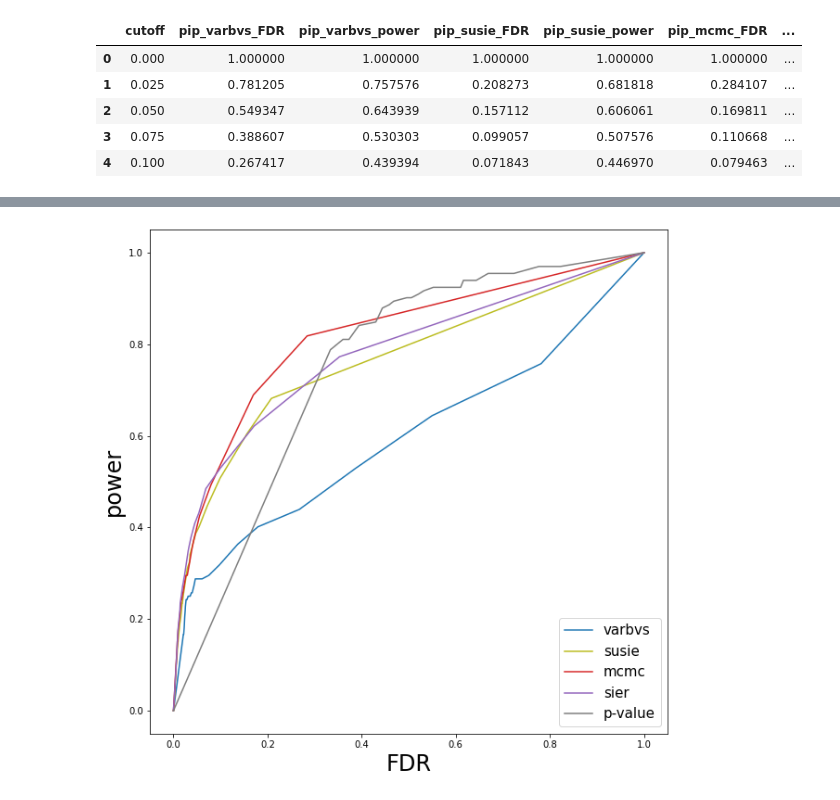
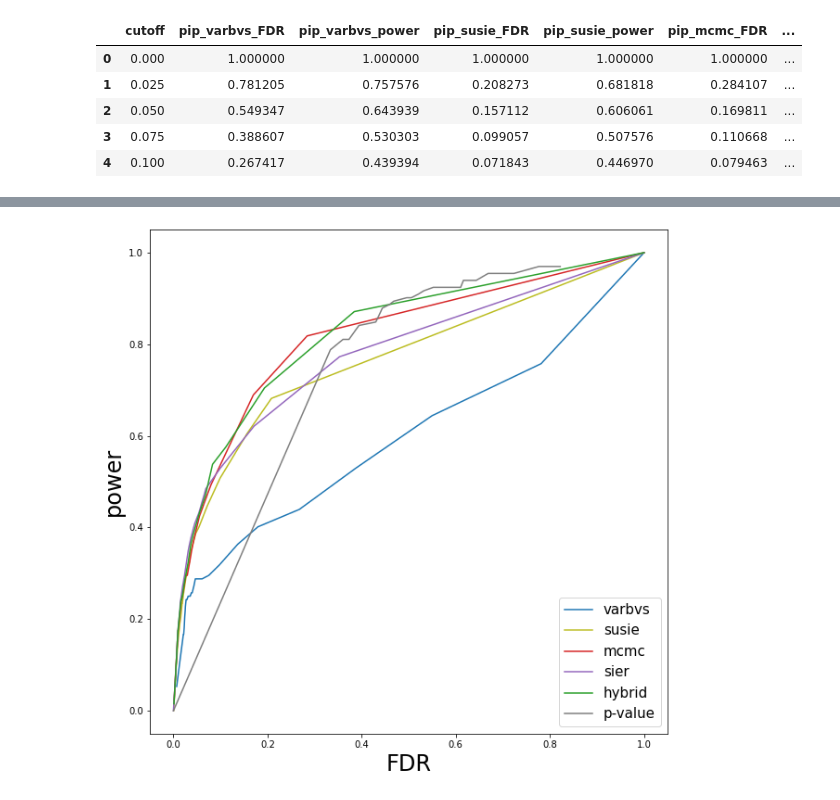
Before and after one commit to gaow/cnv-gene-mapping, a Jupyter notebook: workflow/20200603_FDR_power_curve.ipynb, the cells around one changed output, grey strips where cells are left out. Drawn from its saved outputs; the diff is of its cells as text; code cells hidden in the pictures.

```diff
--- a/workflow/20200603_FDR_power_curve.ipynb
+++ b/workflow/20200603_FDR_power_curve.ipynb
@@ -30,7 +32,7 @@ betas = list()
 for i, item in index.iterrows():
     betas.extend(list(beta_all[item[0]:(item[1]+1)]))
 # %%
-pips = pd.concat([mcmc, varbvs, susie, sier], axis = 1).merge(fisher[["gene", "p"]], on = "gene")
+pips = pd.concat([mcmc, varbvs, susie, sier, hybrid], axis = 1).merge(fisher[["gene", "p"]], on = "gene")
 # %%
 pips["beta"] = betas
 # %%
@@ -45,16 +47,16 @@ pips.head()
 # %%
-pips["p"] = [1-i for i in pips["p"]]
+# pips["p"] = [1-i for i in pips["p"]]
 # %%
 pips["is_signal"] = pips["beta"].apply(lambda x: 1 if x != 0 else 0)
 # %%
-cutoffs = [0.025*i for i in range(0,42)]
+cutoffs = [0.025*i for i in range(0,41)]
 # %%
 n1 = len(betas)
 n2 = sum(pips["is_signal"])
 # %%
 res = pd.DataFrame({"cutoff": cutoffs})
 # %%
-for x in [f"pip_{m1}", f"pip_{m2}", f"pip_{m3}", f"pip_{m4}", "p"]:
+for x in [f"pip_{m1}", f"pip_{m2}", f"pip_{m3}", f"pip_{m4}", f"pip_{m5}", "p"]:
     res[f"{x}_FDR"] = [sum(pips[x]>=i)/n1 for i in cutoffs]
     res[f"{x}_power"] = [pips[(pips[x]>=i) & (pips["is_signal"] == 1)].shape[0]/n2 for i in cutoffs]
 # %%
@@ -81,15 +84,16 @@ font_prop = font_manager.FontProperties(size=24)
 # %%
 fig, ax = plt.subplots(figsize = (10, 10))
 plt.plot(res[f"pip_{m1}_FDR"], res[f"pip_{m1}_power"], c = "C0", label = m1)
 plt.plot(res[f"pip_{m2}_FDR"], res[f"pip_{m2}_power"], c = "C8", label = m2)
 plt.plot(res[f"pip_{m3}_FDR"], res[f"pip_{m3}_power"], c = "C3", label = m3)
 plt.plot(res[f"pip_{m4}_FDR"], res[f"pip_{m4}_power"], c = "C4", label = m4)
-plt.plot(res["p_FDR"], res["p_power"], c = "C7", label = "p-value")
+plt.plot(res[f"pip_{m5}_FDR"], res[f"pip_{m5}_power"], c = "C2", label = m5)
+plt.plot(1-res["p_FDR"], 1-res["p_power"], c = "C7", label = "p-value")
 plt.legend(loc = 'lower right', fontsize = 15)
 plt.xlabel("FDR", fontproperties=font_prop)
 plt.ylabel("power", fontproperties=font_prop)
 plt.show()
 # %% [output]
-[figure, old version]
+[figure, new version]
 # %%
 calib = pips[[f"pip_{m1}", f"pip_{m2}", f"pip_{m3}", f"pip_{m4}", "is_signal"]]
```
Also changed, not shown: parts of 7 cells of this notebook, 4 other files.
